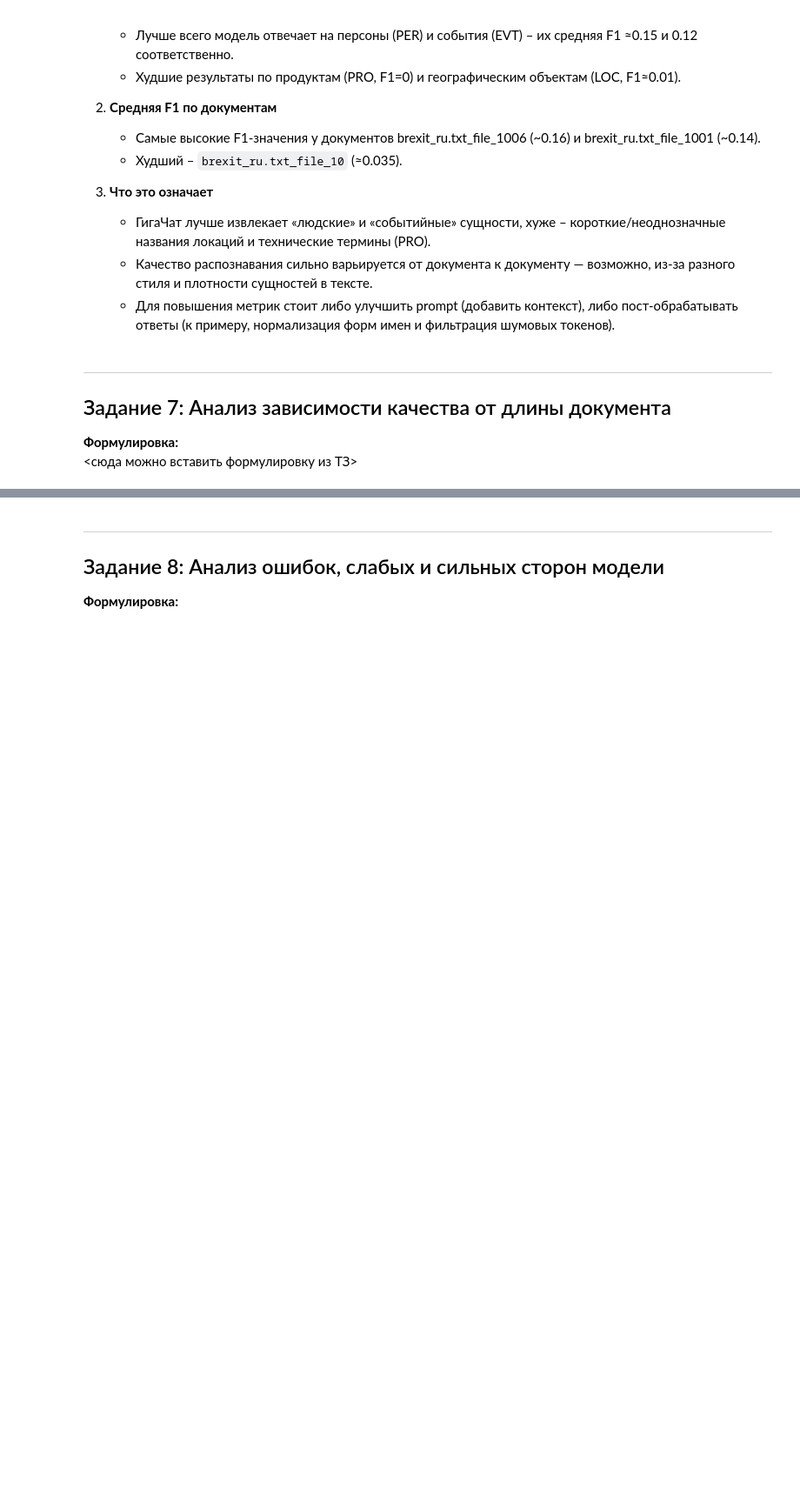
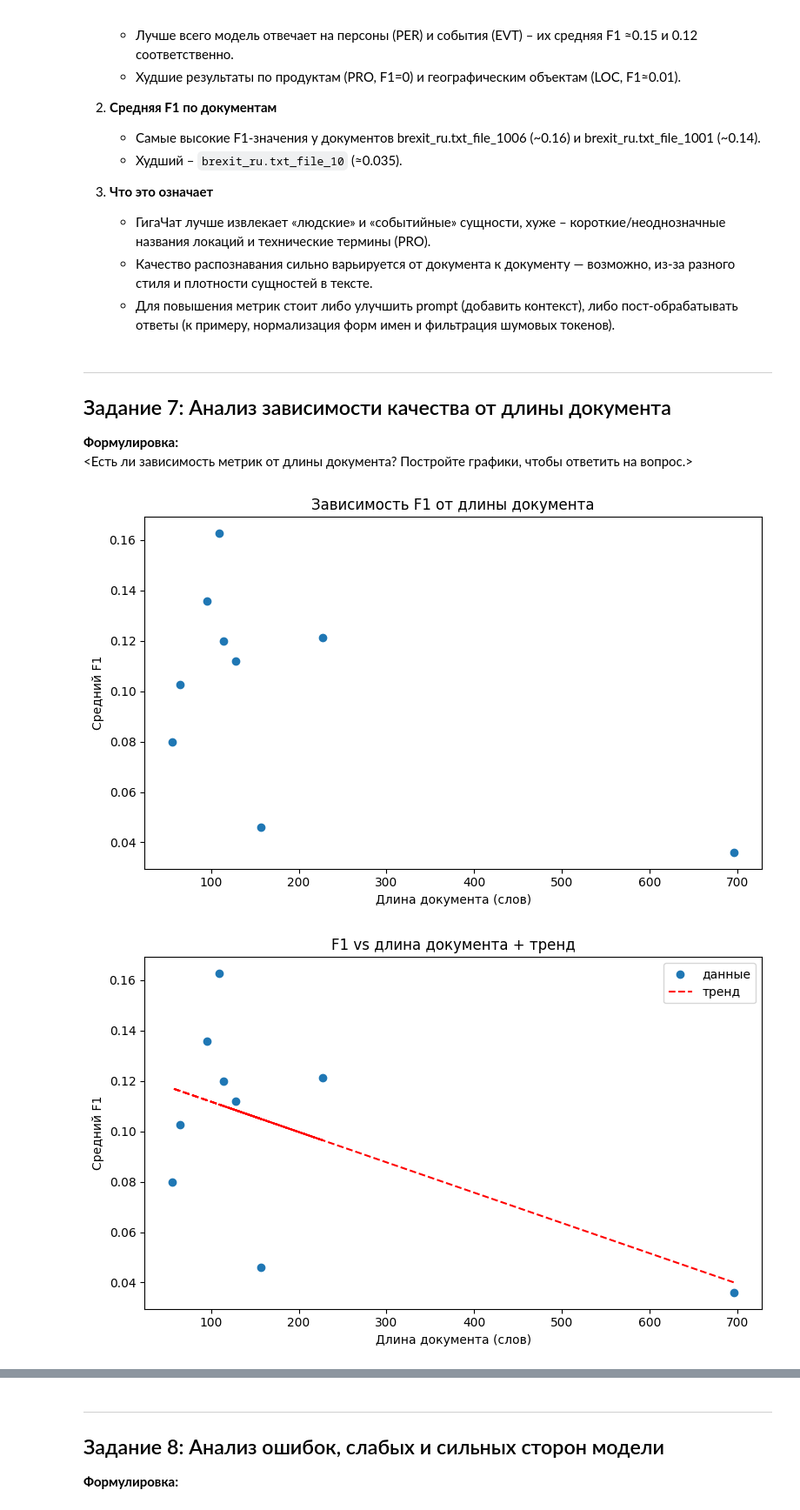
Before and after one commit to veressc/SBER, a Jupyter notebook: notebooks/solution.ipynb, the cells around one changed output, grey strips where cells are left out. Shown: that part at 87% size. Cells and saved outputs as stored; diff of their text form; code cells hidden in the pictures; blank space fills up the shorter version.

```diff
--- a/notebooks/solution.ipynb
+++ b/notebooks/solution.ipynb
@@ -702,6 +702,69 @@ Name: f1, dtype: float64
 ##  Задание 7: Анализ зависимости качества от длины документа
 
 **Формулировка:**
-<сюда можно вставить формулировку из ТЗ>
+<Есть ли зависимость метрик от длины документа? Постройте графики, чтобы ответить на вопрос.>
 # %%
-# Код для задания 7
+from src.data_loader import load_texts, load_annotations
+import pandas as pd
+
+# 1) читаем разметку, тексты и предсказания
+df_ann  = load_annotations(ANN_DIR)     # document_id, entity, gold_answer
+df_txt  = load_texts  (TXT_DIR)         # document_id, document_text
+df_full = df_ann.merge(df_txt, on="document_id", how="left")
+
+df_pred = pd.read_csv("../data/predictions/predictions.csv", encoding="utf‑8‑sig")
+
+# 2) считаем F1 по каждой сущности
+df_tmp = (
+    df_pred
+      .rename(columns={"entity_type":"entity"})
+      .merge(df_ann, on=["document_id","entity"], how="left")
+)
+df_tmp["gold_answer"] = df_tmp["gold_answer"].fillna("")
+df_tmp["predicted"]   = df_tmp["predicted"].fillna("")
+df_tmp["f1"]          = df_tmp.apply(
+    lambda row: score_fn(row["gold_answer"], row["predicted"]),
+    axis=1
+)
+
+# 3) среднее F1 по документам
+df_doc_f1 = df_tmp.groupby("document_id")["f1"].mean().reset_index(name="f1")
+
+# 4) длина документов
+df_len = (
+    df_full[["document_id","document_text"]]
+      .drop_duplicates("document_id")
+      .assign(doc_len=lambda d: d["document_text"].str.split().str.len())
+      [["document_id","doc_len"]]
+)
+
+# 5) объединяем длину и F1
+df_len_f1 = df_len.merge(df_doc_f1, on="document_id")
+
+import matplotlib.pyplot as plt
+import numpy as np
+
+plt.figure(figsize=(8,5))
+plt.scatter(df_len_f1["doc_len"], df_len_f1["f1"])
+plt.title("Зависимость F1 от длины документа")
+plt.xlabel("Длина документа (слов)")
+plt.ylabel("Средний F1")
+plt.tight_layout()
+plt.show()
+
+# (по желанию) линия тренда
+coef  = np.polyfit(df_len_f1["doc_len"], df_len_f1["f1"], deg=1)
+trend = np.poly1d(coef)
+
+plt.figure(figsize=(8,5))
+plt.scatter(df_len_f1["doc_len"], df_len_f1["f1"], label="данные")
+plt.plot(df_len_f1["doc_len"], trend(df_len_f1["doc_len"]), 'r--', label="тренд")
+plt.title("F1 vs длина документа + тренд")
+plt.xlabel("Длина документа (слов)")
+plt.ylabel("Средний F1")
+plt.legend()
+plt.tight_layout()
+plt.show()
+# %% [output]
+[figure, added]
+[figure, added]
```
Also changed, not shown: parts of 2 cells of this notebook.
